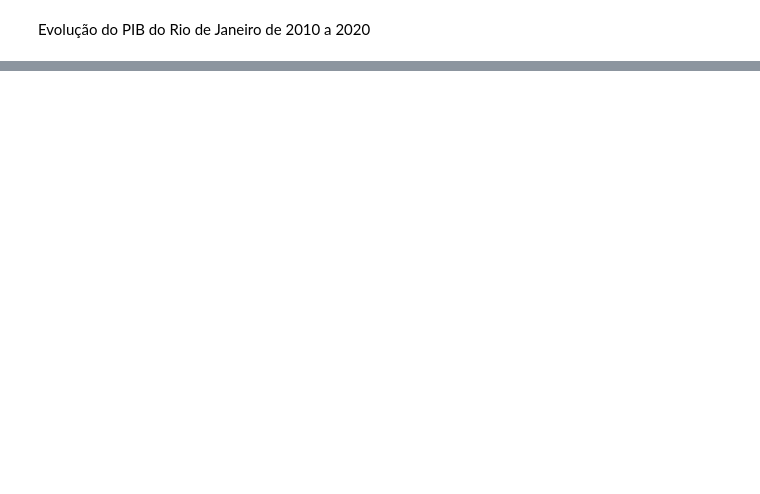
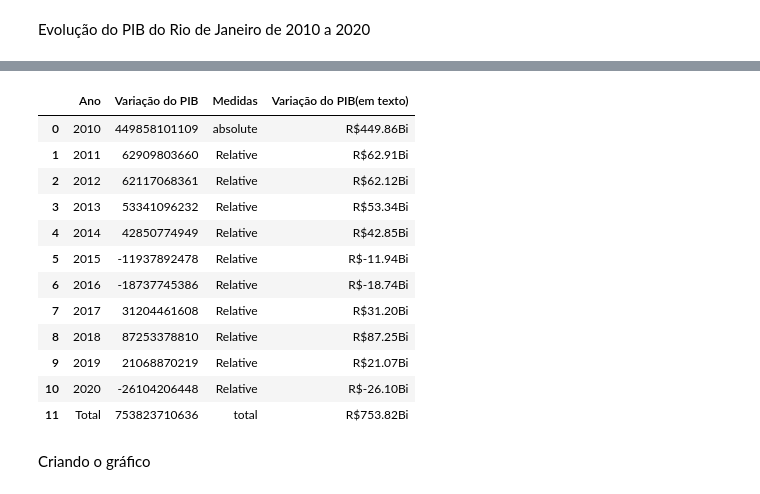
Before and after one commit to Jgabriel1800/PIB-no-brasil, a Jupyter notebook: PIBbrasil.ipynb, the cells around one changed output, grey strips where cells are left out. Drawn from its saved outputs; the diff is of its cells as text; code cells hidden in the pictures; blank space fills up the shorter version.

```diff
--- a/PIBbrasil.ipynb
+++ b/PIBbrasil.ipynb
@@ -214,3 +214,8 @@ fig.show()
 [interactive output not drawn]
 # %% [markdown]
 Evolução do PIB do Rio de Janeiro de 2010 a 2020
+# %%
+anos=[x for x in range(2010,2021)]
+rio=df_pib.query('sigla_uf=="RJ" and ano==@anos')[['ano','pib']]
+rio=rio.reset_index(drop=True)
+rio
@@ -216,0 +235,5 @@ Evolução do PIB do Rio de Janeiro de 2010 a 2020
+# %%
+rio['variacao_pib']=rio['pib'].diff().fillna(rio['pib']).astype('int64')
+rio['Medidas']=['absolute']+['Relative']*10
+
+rio.head()
@@ -216,0 +247,26 @@ Evolução do PIB do Rio de Janeiro de 2010 a 2020
+# %%
+atualizacao=pd.Series({'ano':'Total','pib':rio['pib'].values[-1],
+                       'variacao_pib':rio['pib'].values[-1],'Medidas':'total'}).to_frame().T
+
+rio=pd.concat([rio,atualizacao],axis=0,ignore_index=True)
+rio=rio.drop(columns=['pib'])
+
+rio['variacao_pib_texto']=(rio['variacao_pib']/1e9).map('R${:,.2f}Bi'.format)
+rio.rename(columns={'ano':'Ano','variacao_pib':'Variação do PIB','variacao_pib_texto':'Variação do PIB(em texto)'},inplace=True)
+rio
+# %% [output]
+|  | Ano | Variação do PIB | Medidas | Variação do PIB(em texto) |
+| 0 | 2010 | 449858101109 | absolute | R$449.86Bi |
+| 1 | 2011 | 62909803660 | Relative | R$62.91Bi |
+| 2 | 2012 | 62117068361 | Relative | R$62.12Bi |
+| 3 | 2013 | 53341096232 | Relative | R$53.34Bi |
+| 4 | 2014 | 42850774949 | Relative | R$42.85Bi |
+| 5 | 2015 | -11937892478 | Relative | R$-11.94Bi |
+| 6 | 2016 | -18737745386 | Relative | R$-18.74Bi |
+| 7 | 2017 | 31204461608 | Relative | R$31.20Bi |
+| 8 | 2018 | 87253378810 | Relative | R$87.25Bi |
+| 9 | 2019 | 21068870219 | Relative | R$21.07Bi |
+| 10 | 2020 | -26104206448 | Relative | R$-26.10Bi |
+| 11 | Total | 753823710636 | total | R$753.82Bi |
+# %% [markdown]
+Criando o gráfico
```
Also changed, not shown: parts of 3 cells of this notebook.
